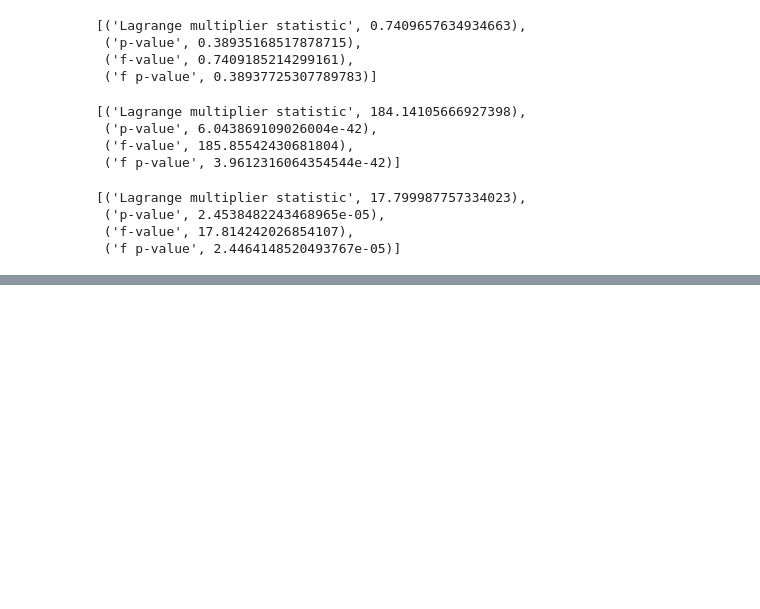
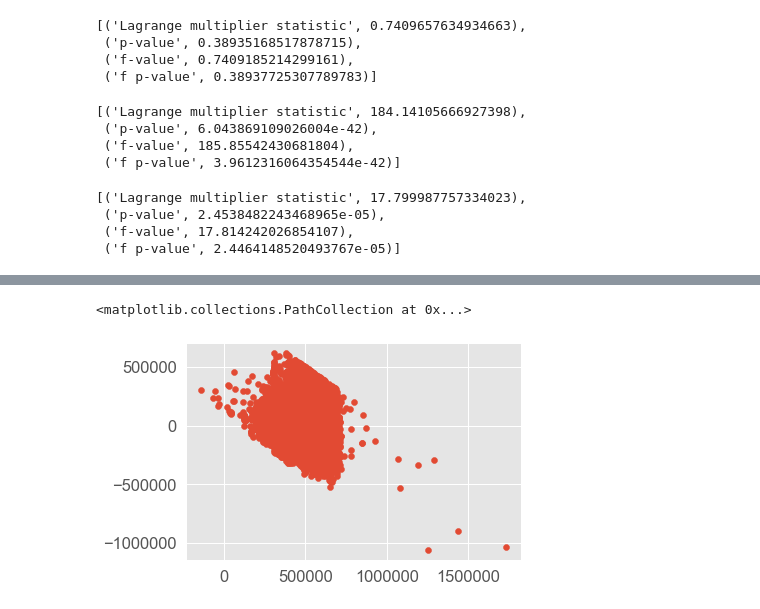
Before and after one commit to mollytjbrown/Project-2-DS, a Jupyter notebook: pricefin.ipynb, the cells around one changed output, grey strips where cells are left out. Cells and saved outputs as stored; diff of their text form; code cells hidden in the pictures; blank space fills up the shorter version.

```diff
--- a/pricefin.ipynb
+++ b/pricefin.ipynb
@@ -1022,0 +1029,6 @@ lzip(names, test)
+# %%
+trial9 = ols(formula = 'price ~ sqft_lot + distances + bedrooms', data=housing2_dup).fit()
+plt.scatter(trial9.fittedvalues, trial9.resid)
+# %% [output]
+<matplotlib.collections.PathCollection at 0x...>
+[figure, added]
```
Also changed, not shown: parts of 3 cells of this notebook.
